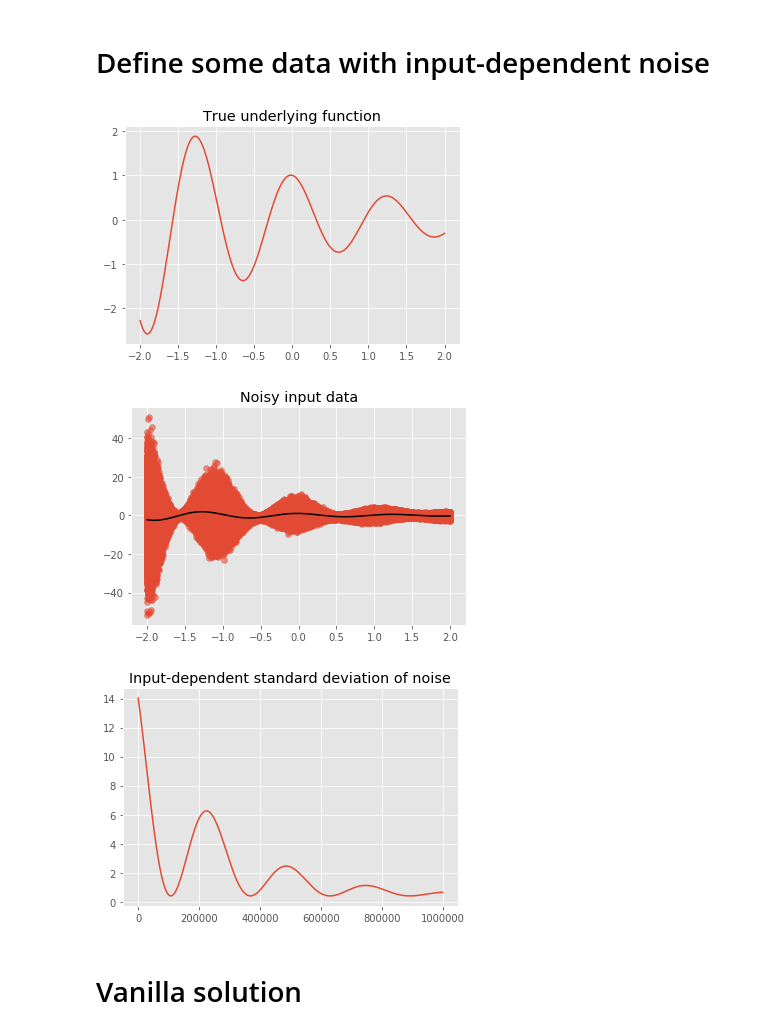
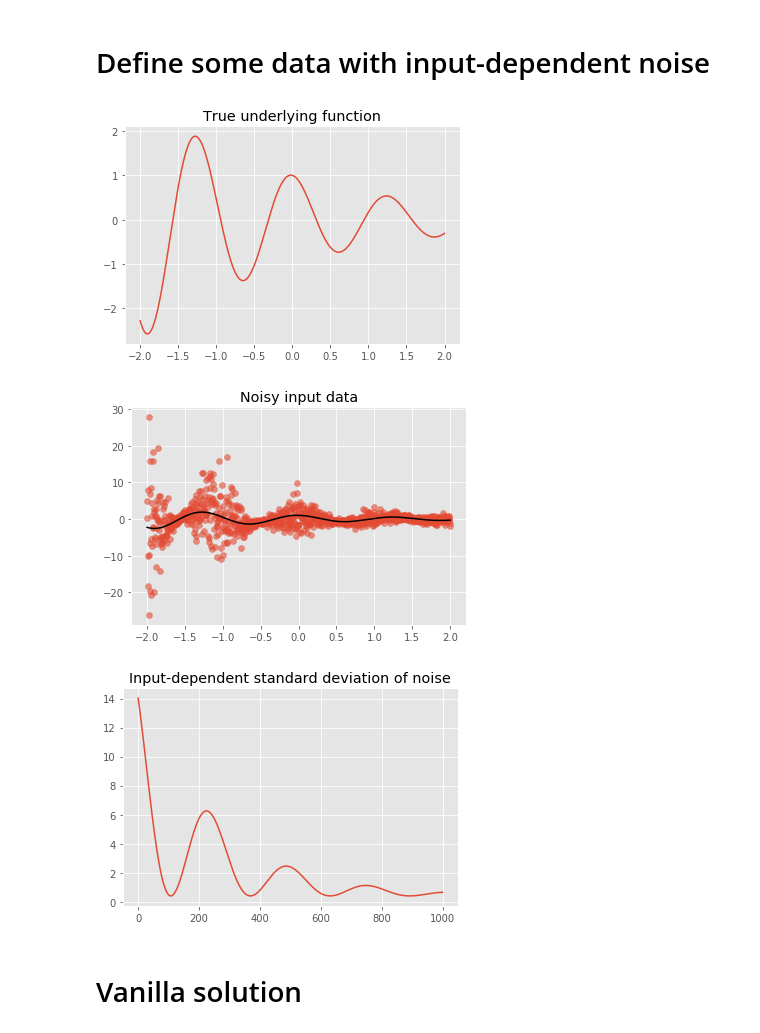
Before and after one commit to Joshuaalbert/heterogp, a Jupyter notebook: notebooks/heteroscedastic_noise.ipynb, the cells around one changed output. Cells and saved outputs as stored; diff of their text form; code cells hidden in the pictures.

```diff
--- a/notebooks/heteroscedastic_noise.ipynb
+++ b/notebooks/heteroscedastic_noise.ipynb
@@ -53,27 +53,27 @@ def run_with_adam(model, lr,iterations, callback=None):
 # %%
 def func(X):
     return np.cos(5*X)*np.exp(-X/2)
 
-N = 1000000
+N = 1000
 X = np.linspace(-2,2,N)[:,None]
 noise = 4*np.abs(0.25*(np.cos(6*X)+1)*np.exp(-X) + 0.1)
 Y = func(X) + noise*np.random.normal(size=X.shape)
 
 plt.plot(X[:,0],func(X)[:,0],alpha=1.)
 plt.title("True underlying function")
 plt.show()
 
 plt.scatter(X[:,0],Y[:,0],alpha=0.6)
 plt.plot(X[:,0],func(X)[:,0],alpha=1.,c='black')
 plt.title("Noisy input data")
 plt.show()
 plt.title("Input-dependent standard deviation of noise")
 plt.plot(noise)
 plt.show()
 # %% [output]
 [figure]
-[figure, old version]
+[figure, new version]
-[figure, old version]
+[figure, new version]
 # %% [markdown]
 # Vanilla solution
 # %%
```
Also changed, not shown: parts of 4 cells of this notebook, 1 other file.
